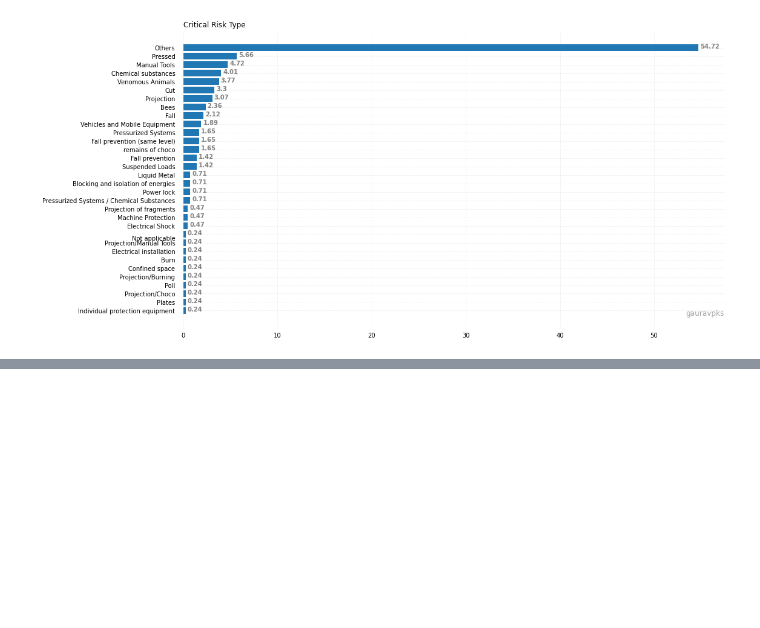
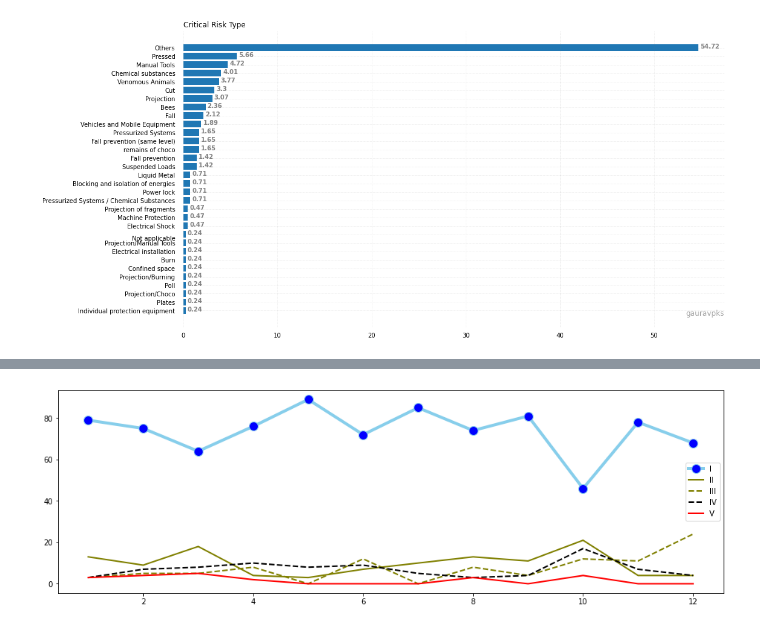
Before and after one commit to gauravpks/ml-repo, a Jupyter notebook: IndustrialSafetyDS/Industrial_Accident_Causal_Analysis.ipynb, the cells around one changed output, grey strips where cells are left out. Cells and saved outputs as stored; diff of their text form; code cells hidden in the pictures; blank space fills up the shorter version.

```diff
--- a/IndustrialSafetyDS/Industrial_Accident_Causal_Analysis.ipynb
+++ b/IndustrialSafetyDS/Industrial_Accident_Causal_Analysis.ipynb
@@ -340,0 +408,3 @@ plt.show()
+# %%
+f = lambda x : np.round(x/x.sum() * 100)
+ac_mo = df.groupby(['Month','Accident Level'])['Accident Level'].count().unstack().apply(f, axis=1).fillna(0)
@@ -340,0 +426,2 @@ plt.show()
+# %%
+ac_mo.reset_index(level=0, inplace=True)
@@ -340,0 +444,11 @@ plt.show()
+# %%
+# multiple line plot
+fig = plt.figure(figsize = (16, 5))
+plt.plot( 'Month', 'I', data=ac_mo, marker='o', markerfacecolor='blue', markersize=12, color='skyblue', linewidth=4)
+plt.plot( 'Month', 'II', data=ac_mo, marker='', color='olive', linewidth=2)
+plt.plot( 'Month', 'III', data=ac_mo, marker='', color='olive', linewidth=2, linestyle='dashed')
+plt.plot( 'Month', 'IV', data=ac_mo, marker='', color='black', linewidth=2, linestyle='dashed')
+plt.plot( 'Month', 'V', data=ac_mo, marker='', color='red', linewidth=2)
+plt.legend();
+# %% [output]
+[figure, added]
```
Also changed, not shown: parts of 12 cells of this notebook.
